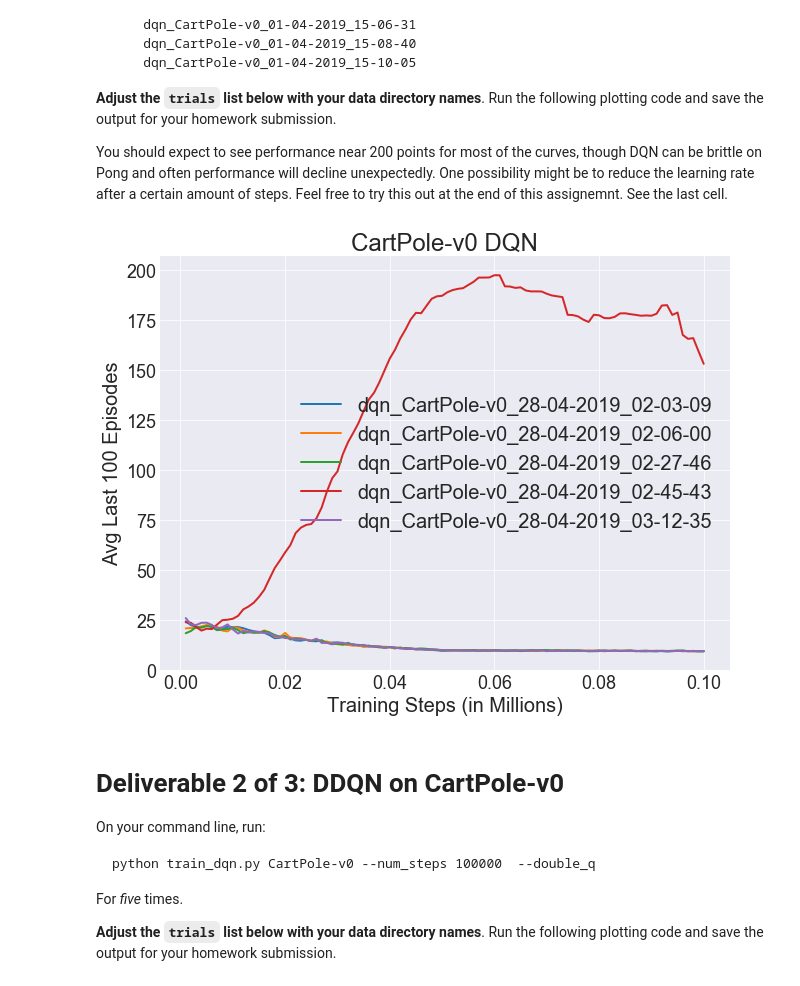
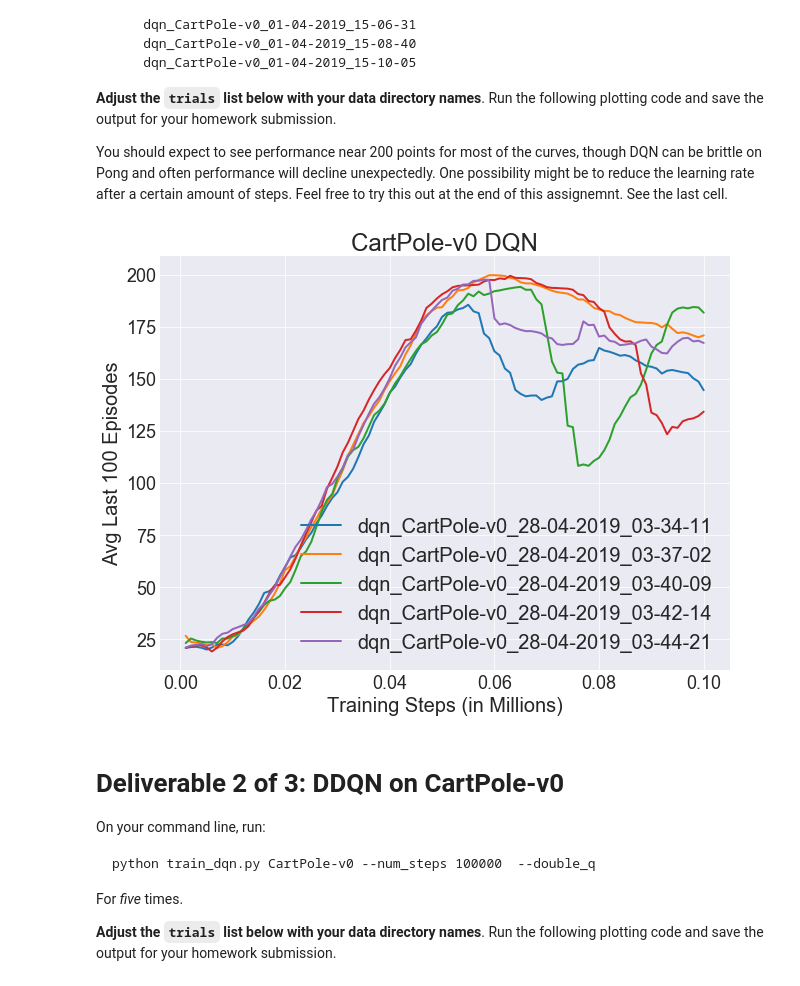
Before and after one commit to dongsubkim/CS182_HW4, a Jupyter notebook: Part02_Deep-Q-Networks.ipynb, the cells around one changed output. Saved outputs shown, nothing was run; the diff lists cells and outputs as text; code cells hidden in the pictures.

```diff
--- a/Part02_Deep-Q-Networks.ipynb
+++ b/Part02_Deep-Q-Networks.ipynb
@@ -220,28 +220,28 @@ You should expect to see performance near 200 points for most of the curves, tho
 # %%
 # Put a list of your DQN with CartPole trials here. Here's an example where I've put in
 # my own trials, but you'll need to put in yours. The `trials` list should be length 5.
 
 trials = [
-    'dqn_CartPole-v0_28-04-2019_02-03-09',
-    'dqn_CartPole-v0_28-04-2019_02-06-00',
-    'dqn_CartPole-v0_28-04-2019_02-27-46',
-    'dqn_CartPole-v0_28-04-2019_02-45-43',
-    'dqn_CartPole-v0_28-04-2019_03-12-35'
+    'dqn_CartPole-v0_28-04-2019_03-34-11',
+    'dqn_CartPole-v0_28-04-2019_03-37-02',
+    'dqn_CartPole-v0_28-04-2019_03-40-09',
+    'dqn_CartPole-v0_28-04-2019_03-42-14',
+    'dqn_CartPole-v0_28-04-2019_03-44-21'
 ]
 
 # DON'T CHANGE THE FOLLOWING CODE !! If you want to do more experimentation than
 # what we have here, that's fine, but do that in the cells at the end of the notebook.
 if len(trials) != 5:
     print("WARNING! len(trials) = {}".format(len(trials)))
     print("Please include 5 results for your final report.")
 for t in trials:
     assert t[:4] == 'dqn_'
     assert t[:7] != 'double-'
     assert 'CartPole-v0' in t
     assert 'Pong' not in t
 plot(logdir='data_dqn', env='CartPole-v0', double_q=False, trials=trials)
 # %% [output]
-[figure, old version]
+[figure, new version]
 # %% [markdown]
 # Deliverable 2 of 3: DDQN on CartPole-v0
 
```
Also changed, not shown: parts of 4 cells of this notebook, 2 other files.
